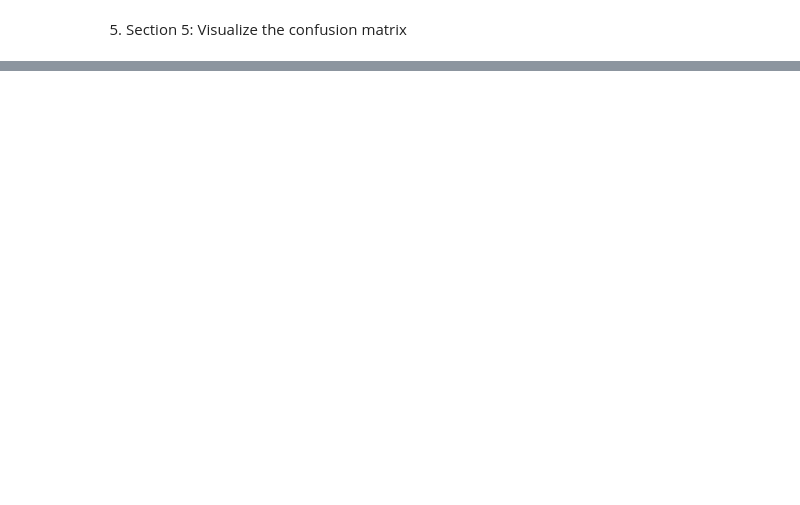
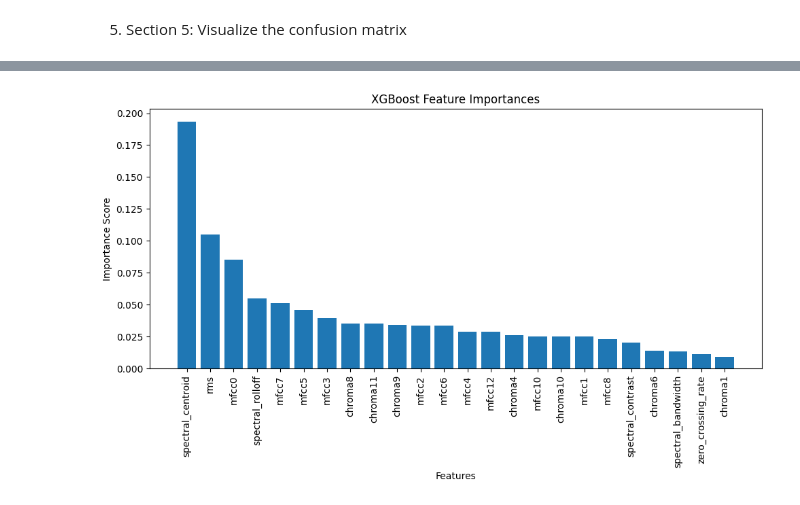
Before and after one commit to hesambeigy/MusicGenreClassification, a Jupyter notebook: notebooks/MusicGenreClassification.ipynb, the cells around one changed output, grey strips where cells are left out. Drawn from its saved outputs; the diff is of its cells as text; code cells hidden in the pictures; blank space fills up the shorter version.

```diff
--- a/notebooks/MusicGenreClassification.ipynb
+++ b/notebooks/MusicGenreClassification.ipynb
@@ -104,0 +317,3 @@ plt.show()
+# %%
+# Keep only important features
+X_reduced = X[important_features]
@@ -104,0 +466,20 @@ plt.show()
+# %%
+# Get feature importances from the model
+importances = xgb_clf.feature_importances_
+feature_names = X_train_reduced.columns
+
+# Create a DataFrame to display importances
+feature_importance_df = pd.DataFrame({'Feature': feature_names, 'Importance': importances})
+feature_importance_df = feature_importance_df.sort_values(by='Importance', ascending=False)
+
+# Plot the feature importances
+plt.figure(figsize=(10, 6))
+plt.bar(feature_importance_df['Feature'], feature_importance_df['Importance'])
+plt.xticks(rotation=90)
+plt.title('XGBoost Feature Importances')
+plt.xlabel('Features')
+plt.ylabel('Importance Score')
+plt.tight_layout()
+plt.show()
+# %% [output]
+[figure, added]
```
Also changed, not shown: parts of 40 cells of this notebook.
